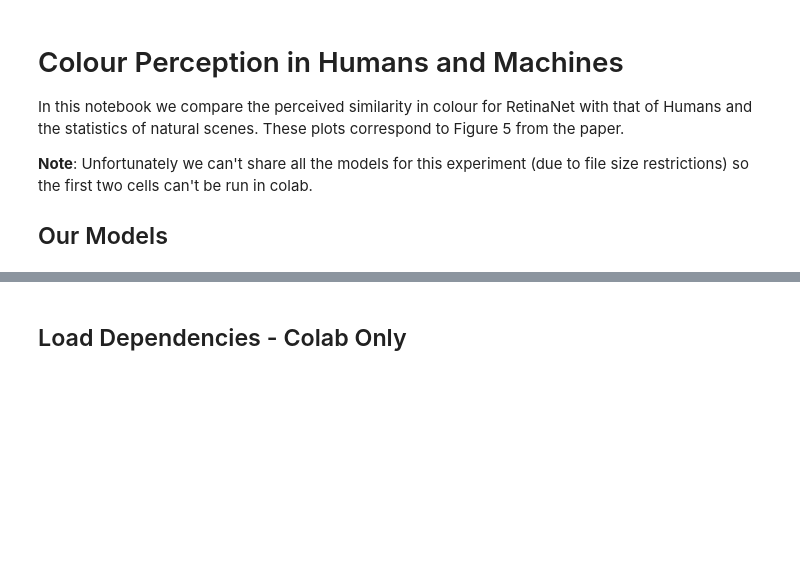
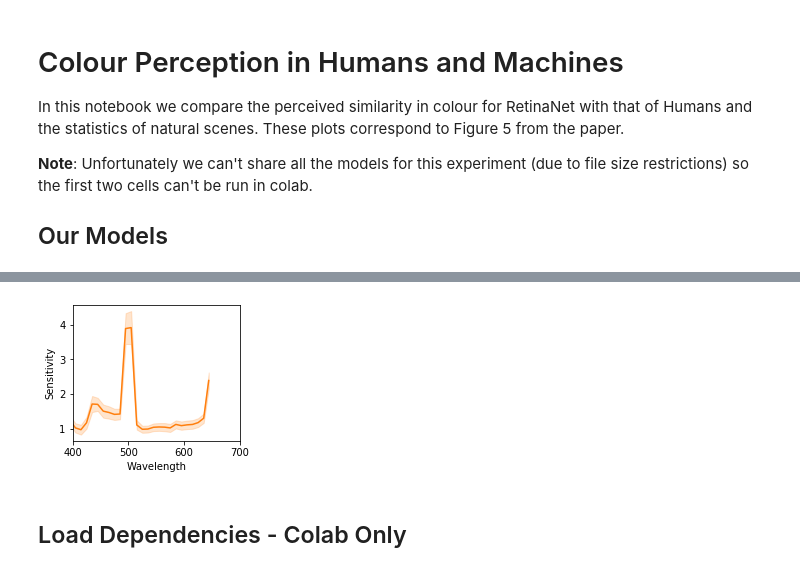
Before and after one commit to ecs-vlc/opponency, a Jupyter notebook: colour_perception.ipynb, the cells around one changed output, grey strips where cells are left out. Cells and saved outputs as stored; diff of their text form; code cells hidden in the pictures; blank space fills up the shorter version.

```diff
--- a/colour_perception.ipynb
+++ b/colour_perception.ipynb
@@ -80,3 +82,25 @@ plt.savefig('figures/similarity_retinanet.pdf', bbox_inches='tight')
+# %%
+''' Can't run in colab '''
+from scipy import stats
+%matplotlib inline
+import matplotlib.pyplot as plt
+
+plt.figure(figsize=(3,2.5))
+
+sems = stats.sem(np.abs(rand_distances) * 10000, axis=0)
+means = (np.abs(rand_distances) * 10000).mean(axis=0)
+
+w = np.concatenate((np.arange(395, 645, 10), [644]))
+plt.plot(w, means, linestyle='-', color='C1')
+plt.fill_between(w, means - sems, means + sems, alpha=0.2, color='C1')
+
+plt.xlim(400, 700)
+
+plt.xlabel('Wavelength')
+plt.ylabel('Sensitivity')
+plt.savefig('figures/similarity_random.pdf', bbox_inches='tight')
+# %% [output]
+[figure, added]
 # %% [markdown]
 ## Load Dependencies - Colab Only
 # %%
```
Also changed, not shown: parts of 5 cells of this notebook.
